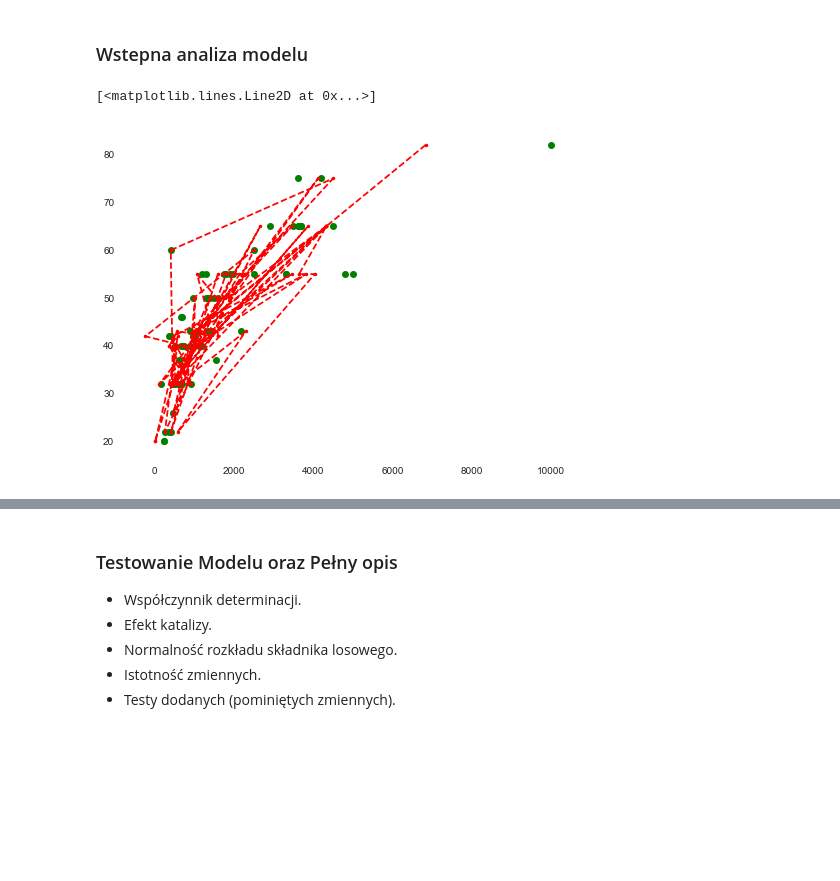
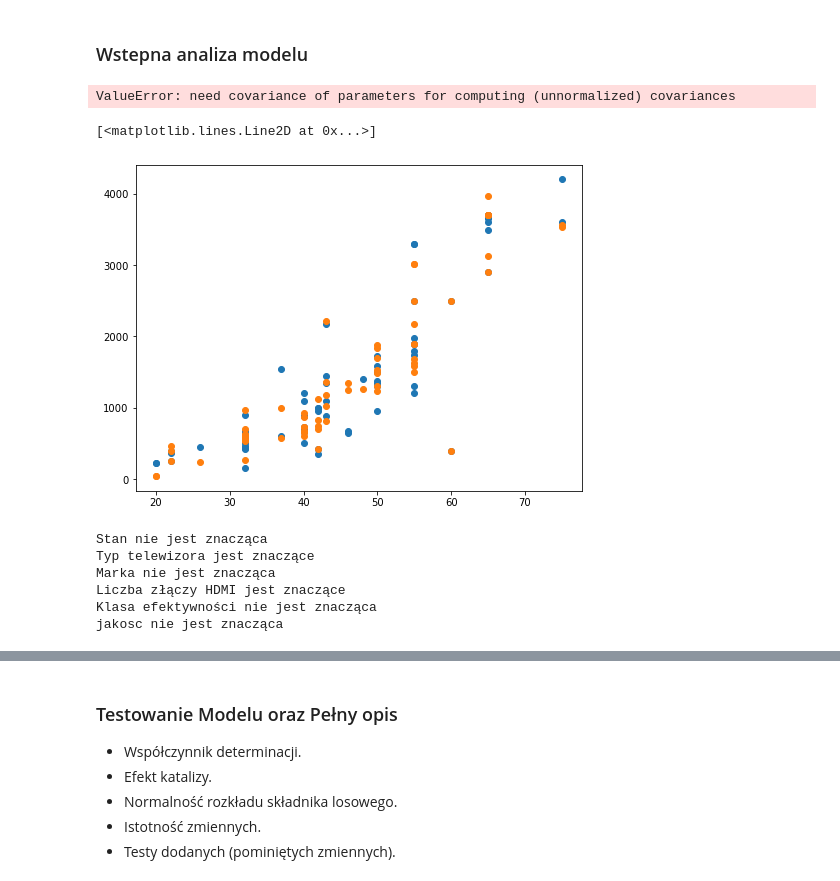
Before and after one commit to skuam/GUSAPI_to_csv, a Jupyter notebook: ProjektEkonometria.ipynb, the cells around one changed output, grey strips where cells are left out. Drawn from its saved outputs; the diff is of its cells as text; code cells hidden in the pictures; blank space fills up the shorter version.

```diff
--- a/ProjektEkonometria.ipynb
+++ b/ProjektEkonometria.ipynb
@@ -217,2 +221,12 @@ df.loc[df["Klasa efektywności"] == "D"]
+# %%
+#przygotwanie danych do regresji
+#usuniecie obserwacji odstajacych
+count = df["Cena"]
+kwartyl = count.quantile(0.85)
+drogie  = count > kwartyl
+df = df.drop(drogie.loc[drogie].index)
+
+
+regresion_data = pd.get_dummies(df, drop_first=True)
 # %% [markdown]
 <h3>Macierz korelacji
@@ -225,7 +257,8 @@ import matplotlib.pyplot as plt
 # %%
+regresion_data = regresion_data.sort_values(by= ["Cena"])
 Y = regresion_data["Cena"]
-Y = Y[:70]
-X = regresion_data.iloc[:70,1:]
+Y = Y
+X = regresion_data.iloc[:,1:]
 X = sm.add_constant(X).astype(float)
 
 model = sm.OLS(Y,X)
@@ -269,11 +302,42 @@ Warnings:
 strong multicollinearity problems or that the design matrix is singular.
 # %% [markdown]
 <h3> Wstepna analiza modelu
+# %%
+rs = sm.regression.linear_model.RegressionResults(model,result.params)
+prstd, iv_l, iv_u = wls_prediction_std(result)
+latex = (result.summary()).as_latex()
+#with open("latex/initial_model.tex", "w") as f:
+  #  f.write(latex)
+# %% [output]
+ValueError: need covariance of parameters for computing (unnormalized) covariances
 # %%
-prstd, iv_l, iv_u = wls_prediction_std(result)
 fig, ax = plt.subplots(figsize=(8,6))
-ax.plot(Y, df["Przekątna ekranu"][:70], "go" )
-ax.plot(result.fittedvalues,df["Przekątna ekranu"][:70], 'r--.')
+ax.plot(X["Przekątna ekranu"],Y, "o" )
+ax.plot(X["Przekątna ekranu"],result.fittedvalues, 'o')
 # %% [output]
 [<matplotlib.lines.Line2D at 0x...>]
-[figure, old version]
+[figure, new version]
+# %%
+stan_f = "(Stan_Używany = Stan_Powystawowy = Stan_Po zwrocie )"
+typ_f = "(Typ telewizora_LED = Typ telewizora_OLED = Typ telewizora_QLED = Typ telewizora_inny = Typ telewizora_plazmowy = 0)"
+marka_f = "(Marka_LG=Marka_Philips=Marka_Samsung= Marka_Sony=Marka_inna =0)"
+hdmi_f = "(Liczba złączy HDMI_1=Liczba złączy HDMI_2=Liczba złączy HDMI_3=Liczba złączy HDMI_4=0)"
+klasa_f = "(Klasa efektywności_A+ =Klasa efektywności_B = Klasa efektywności_C = Klasa efektywności_D=Klasa efektywności_inna=0)"
+jakosc_f = "(jakosc_Full HD= jakosc_HD Ready = 0)"
+
+testy_f = [stan_f,typ_f,marka_f,hdmi_f,klasa_f,jakosc_f]
+wynik_ftest = []
+for test in testy_f:
+    wynik = result.f_test(test)
+    name = test[1:].split(sep = "_")[0]
+    s = f"{name} nie jest znacząca"
+    s1 = f"{name} jest znaczące"
+    wynik_ftest.append((name,True if wynik.pvalue < 0.05 else False))
+    print(f"{s1 if wynik.pvalue < 0.05 else s}")
+# %% [output]
+Stan nie jest znacząca
+Typ telewizora jest znaczące
+Marka nie jest znacząca
+Liczba złączy HDMI jest znaczące
+Klasa efektywności nie jest znacząca
+jakosc nie jest znacząca
```
Also changed, not shown: parts of 18 cells of this notebook.
